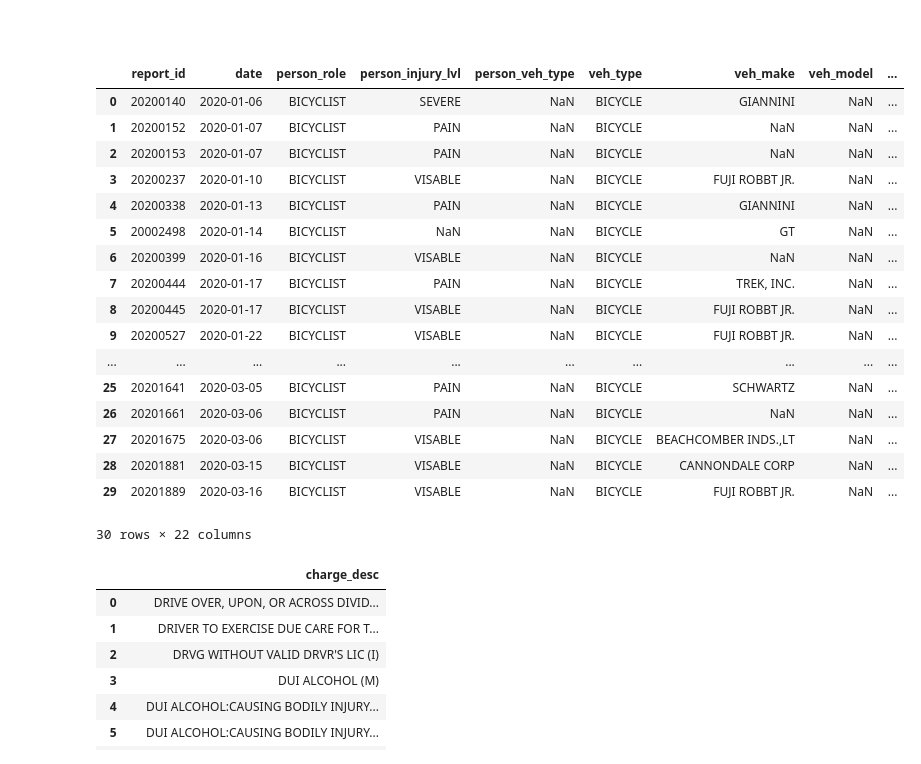
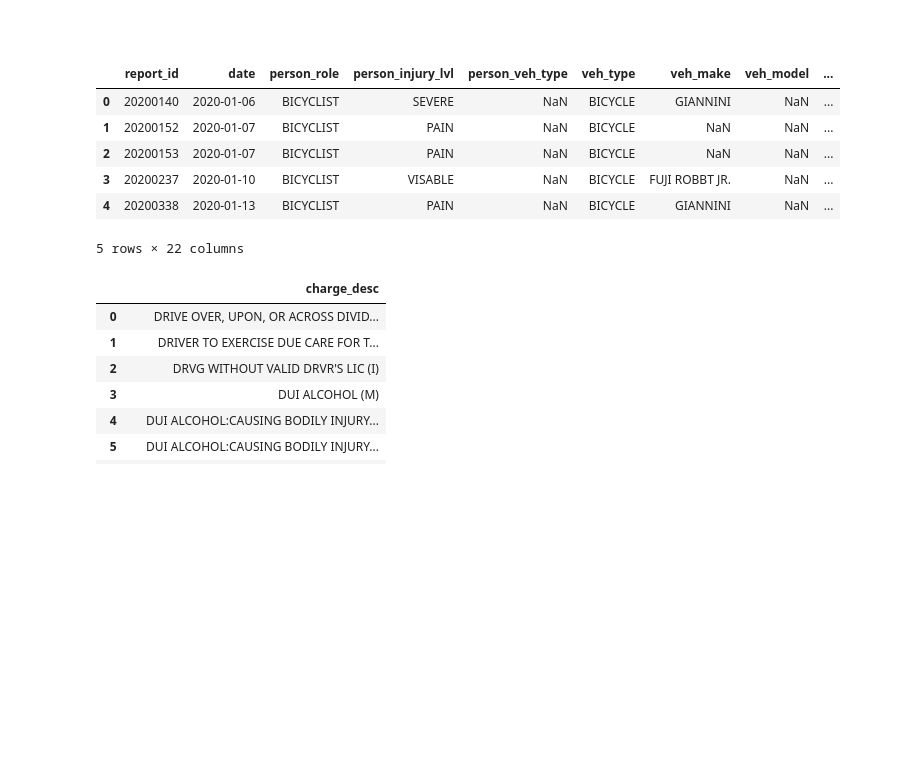
Before and after one commit to GabrielSean-13/Bike_Accidents_San_Diego, a Jupyter notebook: Analysis.ipynb, the cells around one changed output. Cells and saved outputs as stored; diff of their text form; code cells hidden in the pictures; blank space fills up the shorter version.

```diff
--- a/Analysis.ipynb
+++ b/Analysis.ipynb
@@ -83,46 +83,35 @@ exclude_charges = [
 traffic = traffic[~traffic['charge_desc'].isin(exclude_charges)]
 
 #Convert the column date_time into datetime for easier time filtering
 traffic = traffic.rename(columns = {'date_time':'date'})
 traffic['date'] = pd.to_datetime(traffic['date'], format = '%Y-%m-%d %H:%M:%S')
 
 # Keep only the month we do not need the time stamps for now
 traffic['date'] = traffic['date'].dt.date
 #Converts back to date time since running the line above makes it not a datetime 64 object anymore
 traffic['date'] = pd.to_datetime(traffic['date'], format = '%Y-%m-%d')
 
 #Filter the years 2020 through 2025 only
 traffic_2020_2025 = traffic[(traffic['date'].dt.year >= 2020) & (traffic['date'].dt.year <= 2025)]
 
 #Filter data to bicyclist accidents, set with injury greater than 1 to focus on crashes and avoid events that are just citations
 bike_accidents = traffic_2020_2025[(traffic_2020_2025['person_role'] == 'BICYCLIST') & (traffic_2020_2025['injured'] >= 1) ]
 
 #Now we drop any duplicates because if different people were involved in the same accident but have the same report_id then we should just count
 #The first instance because it counts as one whole accident.
 bike_accidents = bike_accidents.drop_duplicates(subset = ['report_id', 'date']).reset_index(drop = True)
 
 
 #See a good amount of the new filtered data
-bike_accidents.head(30)
+bike_accidents.head()
 # %% [output]
 |  | report_id | date | person_role | person_injury_lvl | person_veh_type | veh_type | veh_make | veh_model | ... |
 | 0 | 20200140 | 2020-01-06 | BICYCLIST | SEVERE | NaN | BICYCLE | GIANNINI | NaN | ... |
 | 1 | 20200152 | 2020-01-07 | BICYCLIST | PAIN | NaN | BICYCLE | NaN | NaN | ... |
 | 2 | 20200153 | 2020-01-07 | BICYCLIST | PAIN | NaN | BICYCLE | NaN | NaN | ... |
 | 3 | 20200237 | 2020-01-10 | BICYCLIST | VISABLE | NaN | BICYCLE | FUJI ROBBT JR. | NaN | ... |
 | 4 | 20200338 | 2020-01-13 | BICYCLIST | PAIN | NaN | BICYCLE | GIANNINI | NaN | ... |
-| 5 | 20002498 | 2020-01-14 | BICYCLIST | NaN | NaN | BICYCLE | GT | NaN | ... |
-| 6 | 20200399 | 2020-01-16 | BICYCLIST | VISABLE | NaN | BICYCLE | NaN | NaN | ... |
-| 7 | 20200444 | 2020-01-17 | BICYCLIST | PAIN | NaN | BICYCLE | TREK, INC. | NaN | ... |
-| 8 | 20200445 | 2020-01-17 | BICYCLIST | VISABLE | NaN | BICYCLE | FUJI ROBBT JR. | NaN | ... |
-| 9 | 20200527 | 2020-01-22 | BICYCLIST | VISABLE | NaN | BICYCLE | FUJI ROBBT JR. | NaN | ... |
-| ... | ... | ... | ... | ... | ... | ... | ... | ... | ... |
-| 25 | 20201641 | 2020-03-05 | BICYCLIST | PAIN | NaN | BICYCLE | SCHWARTZ | NaN | ... |
-| 26 | 20201661 | 2020-03-06 | BICYCLIST | PAIN | NaN | BICYCLE | NaN | NaN | ... |
-| 27 | 20201675 | 2020-03-06 | BICYCLIST | VISABLE | NaN | BICYCLE | BEACHCOMBER INDS.,LT | NaN | ... |
-| 28 | 20201881 | 2020-03-15 | BICYCLIST | VISABLE | NaN | BICYCLE | CANNONDALE CORP | NaN | ... |
-| 29 | 20201889 | 2020-03-16 | BICYCLIST | VISABLE | NaN | BICYCLE | FUJI ROBBT JR. | NaN | ... |
-30 rows × 22 columns
+5 rows × 22 columns
 # %%
 #Heres a list of the charges that are deemed as accidents and not the bicyclist fault
 bike_accidents.groupby('charge_desc').nunique().reset_index()[['charge_desc']]
```
Also changed, not shown: parts of 1 cell of this notebook.
